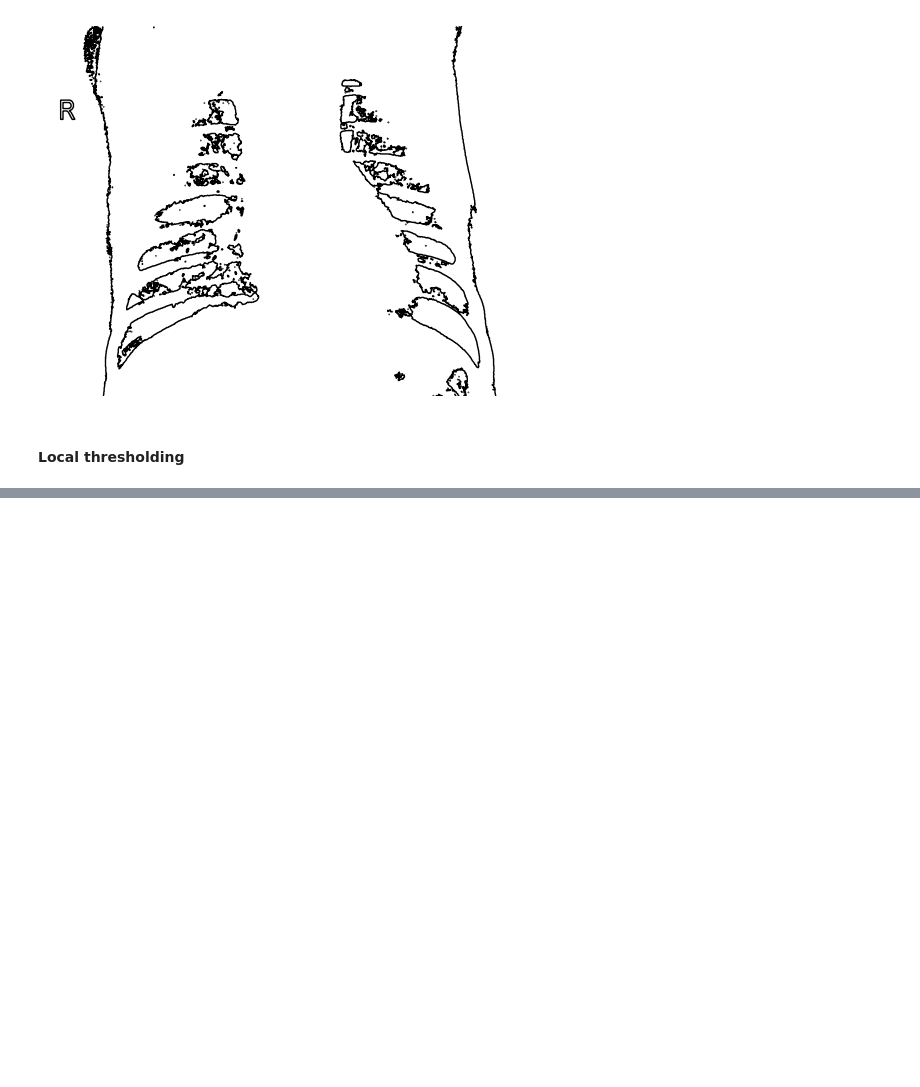
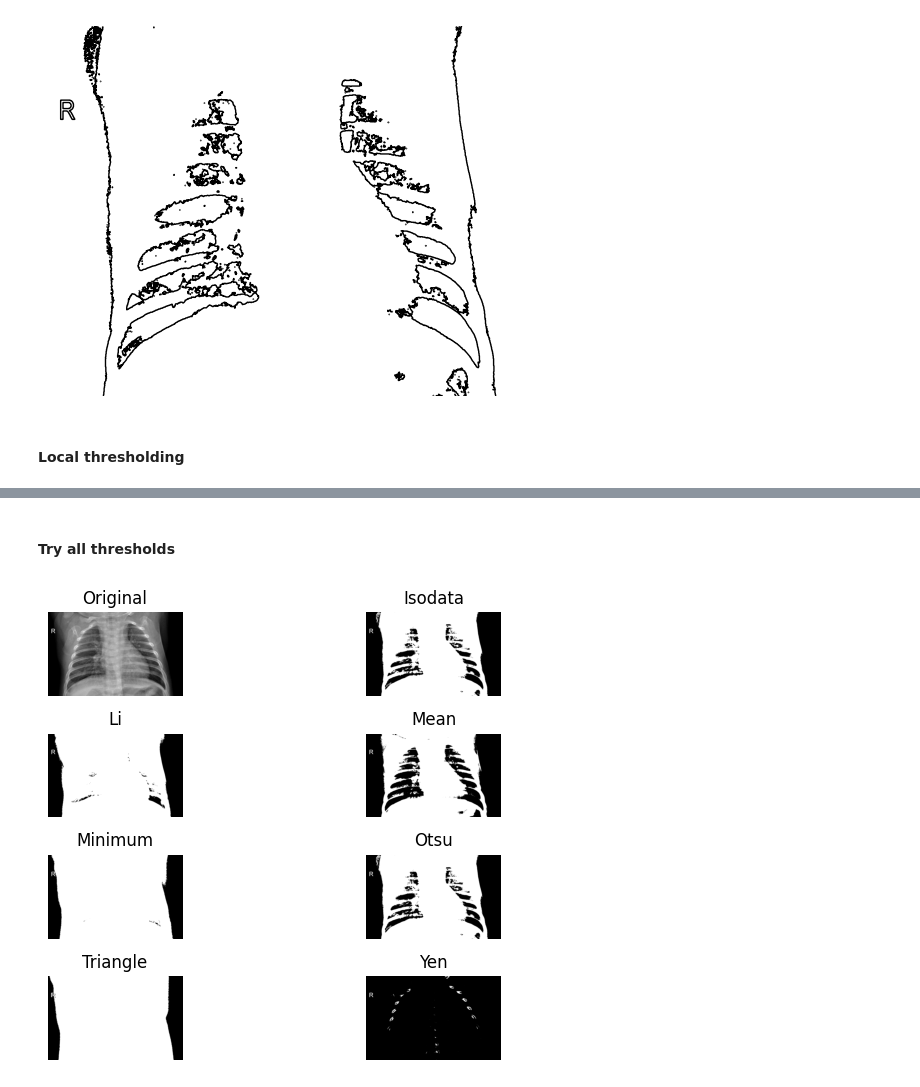
Before and after one commit to Iwaniukooo11/deep-learning_x-ray-images-pneumonia, a Jupyter notebook: eda/main.ipynb, the cells around one changed output, grey strips where cells are left out. Drawn from its saved outputs; the diff is of its cells as text; code cells hidden in the pictures; blank space fills up the shorter version.

Commit message:
add all thresholds

```diff
--- a/eda/main.ipynb
+++ b/eda/main.ipynb
@@ -252,0 +254,10 @@ plt.imshow(binary_local, cmap='gray')
+# %% [markdown]
+#### Try all thresholds
+# %%
+from skimage.filters import try_all_threshold
+
+fig, ax = try_all_threshold(image,  verbose=False)
+
+plt.show()
+# %% [output]
+[figure, added]
```
Also changed, not shown: parts of 2 cells of this notebook.
